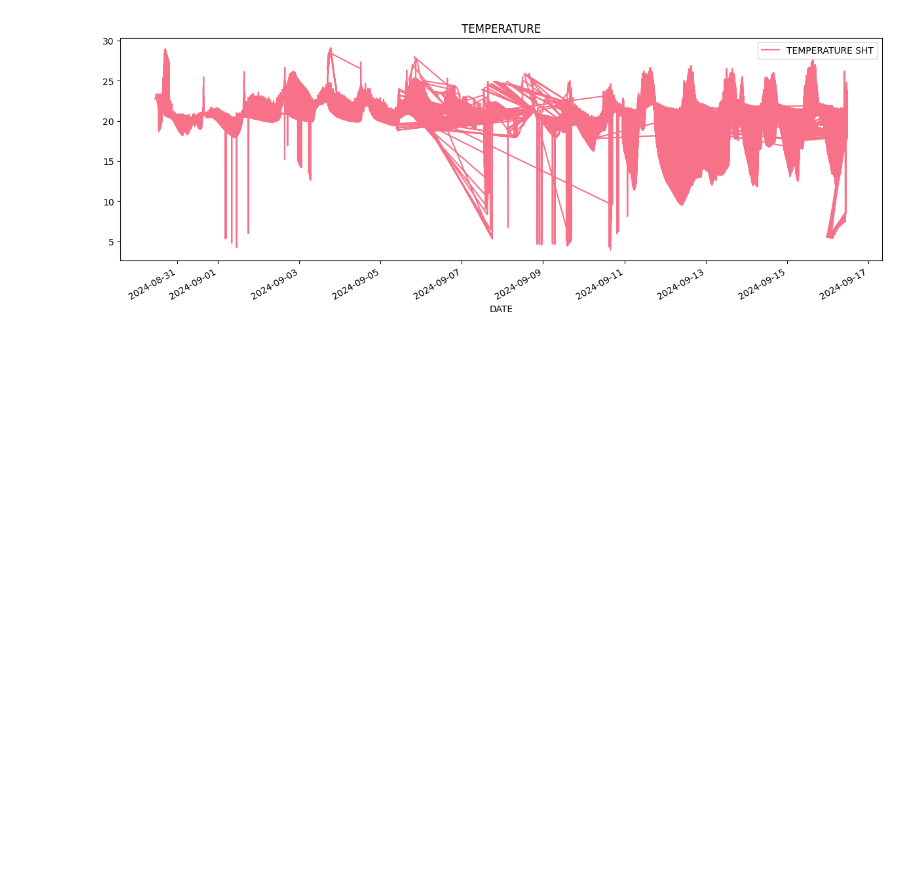
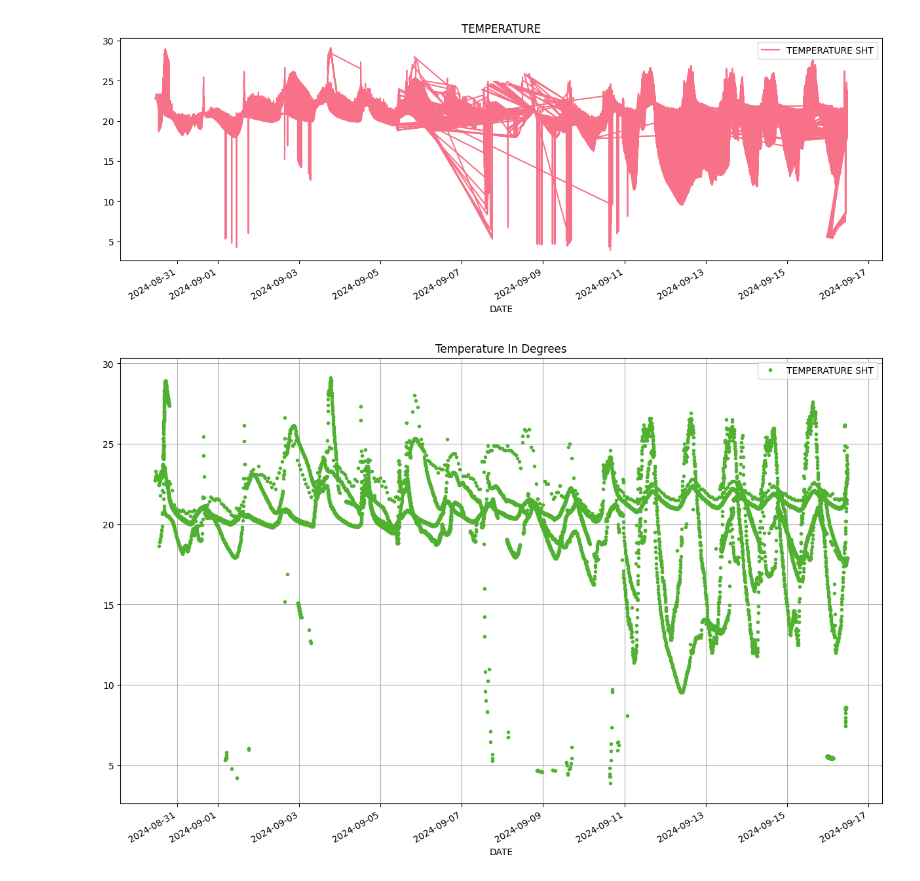
Before and after one commit to Winfry/Upande, a Jupyter notebook: tesst.ipynb, the cells around one changed output. Saved outputs shown, nothing was run; the diff lists cells and outputs as text; code cells hidden in the pictures; blank space fills up the shorter version.

```diff
--- a/tesst.ipynb
+++ b/tesst.ipynb
@@ -94,3 +94,9 @@ df.plot(kind='line',
 plt.show()
 # %% [output]
 [figure]
+# %%
+# Setting Datetime column as index
+df.plot(style='.',figsize=(15,10),color=color_pal[3],title='Temperature In Degrees')
+plt.grid()
+# %% [output]
+[figure, added]
```
Also changed, not shown: parts of 1 cell of this notebook, 1 other file.
